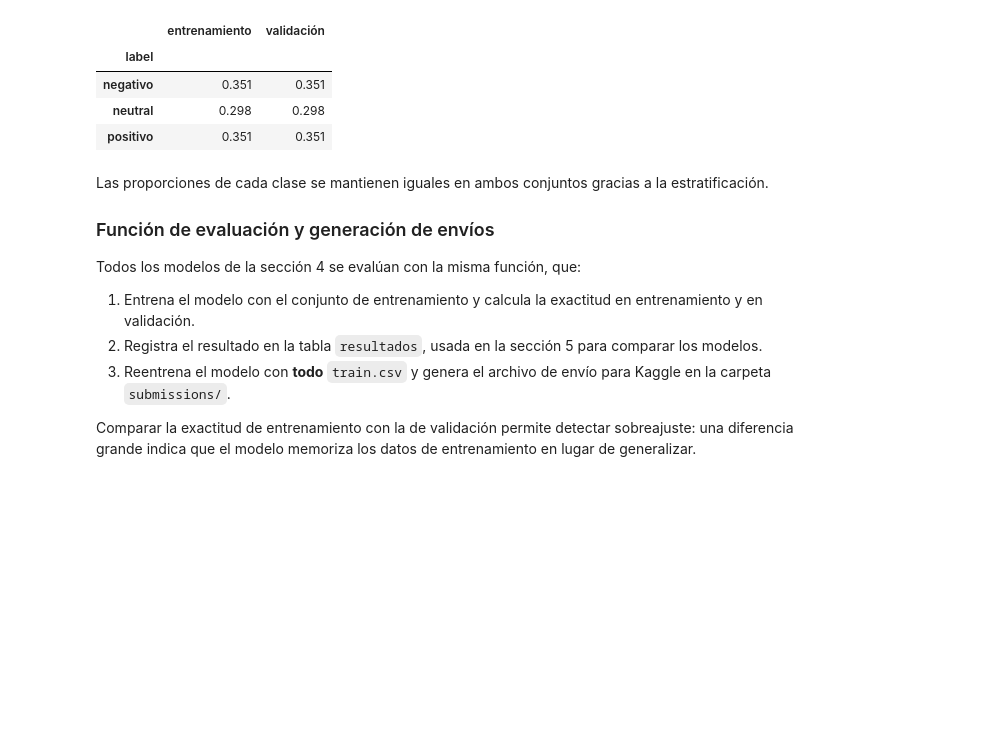
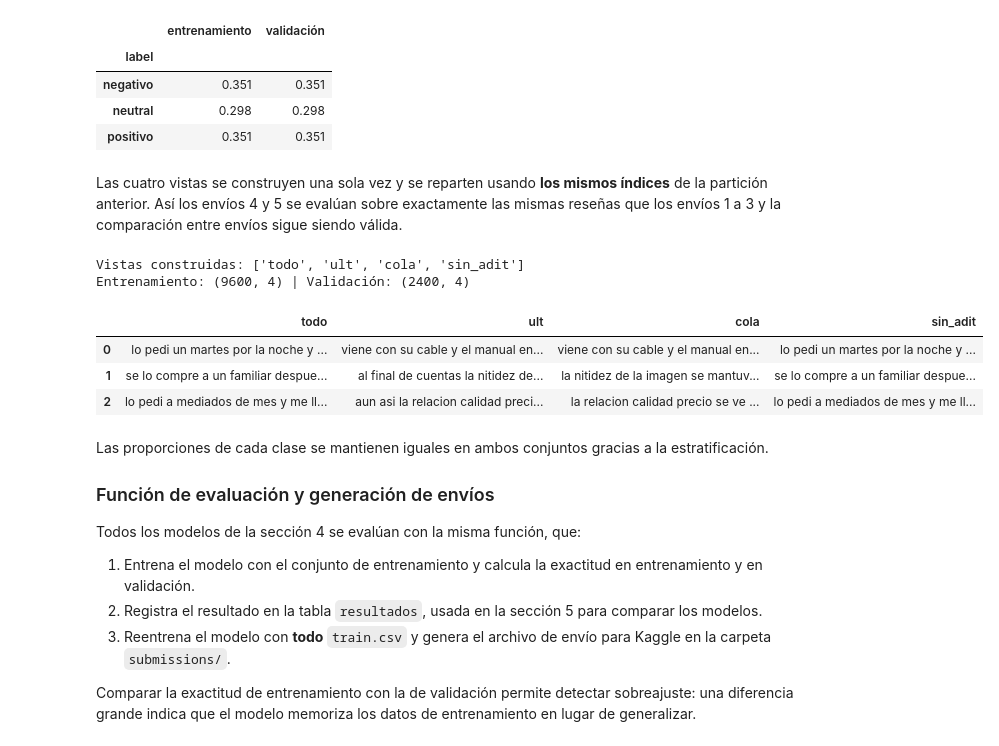
Before and after one commit to Dangar221/Proyecto-ML, a Jupyter notebook: Proyecto Etapa 1/Proyecto_Etapa1.ipynb, the cells around one changed output. Drawn from its saved outputs; the diff is of its cells as text; code cells hidden in the pictures; blank space fills up the shorter version.

```diff
--- a/Proyecto Etapa 1/Proyecto_Etapa1.ipynb
+++ b/Proyecto Etapa 1/Proyecto_Etapa1.ipynb
@@ -288,6 +423,33 @@ Entrenamiento: (9600,) | Validación: (2400,)
 | negativo | 0.351 | 0.351 |
 | neutral | 0.298 | 0.298 |
 | positivo | 0.351 | 0.351 |
+# %% [markdown]
+Las cuatro vistas se construyen una sola vez y se reparten usando **los mismos índices** de la partición anterior. Así los envíos 4 y 5 se evalúan sobre exactamente las mismas reseñas que los envíos 1 a 3 y la comparación entre envíos sigue siendo válida.
+# %%
+def construir_vistas(textos):
+    """Las cuatro representaciones de cada reseña que usan los envíos 4 y 5."""
+    return pd.DataFrame({'todo':     textos,
+                         'ult':      textos.apply(ultima_oracion),
+                         'cola':     textos.apply(cola_contrastiva),
+                         'sin_adit': textos.apply(sin_aditivos)},
+                        index=textos.index)
+
+vistas = construir_vistas(train['texto_limpio'])
+vistas_eval = construir_vistas(eval_df['texto_limpio'])
+
+V_train, V_val = vistas.loc[X_train.index], vistas.loc[X_val.index]
+datos_vistas = (V_train, V_val, vistas, vistas_eval)
+
+print('Vistas construidas:', list(vistas.columns))
+print('Entrenamiento:', V_train.shape, '| Validación:', V_val.shape)
+display(vistas.head(3))
+# %% [output]
+Vistas construidas: ['todo', 'ult', 'cola', 'sin_adit']
+Entrenamiento: (9600, 4) | Validación: (2400, 4)
+|  | todo | ult | cola | sin_adit |
+| 0 | lo pedi un martes por la noche y ... | viene con su cable y el manual en... | viene con su cable y el manual en... | lo pedi un martes por la noche y ... |
+| 1 | se lo compre a un familiar despue... | al final de cuentas la nitidez de... | la nitidez de la imagen se mantuv... | se lo compre a un familiar despue... |
+| 2 | lo pedi a mediados de mes y me ll... | aun asi la relacion calidad preci... | la relacion calidad precio se ve ... | lo pedi a mediados de mes y me ll... |
 # %% [markdown]
 Las proporciones de cada clase se mantienen iguales en ambos conjuntos gracias a la estratificación.
 
```
Also changed, not shown: parts of 16 cells of this notebook.
